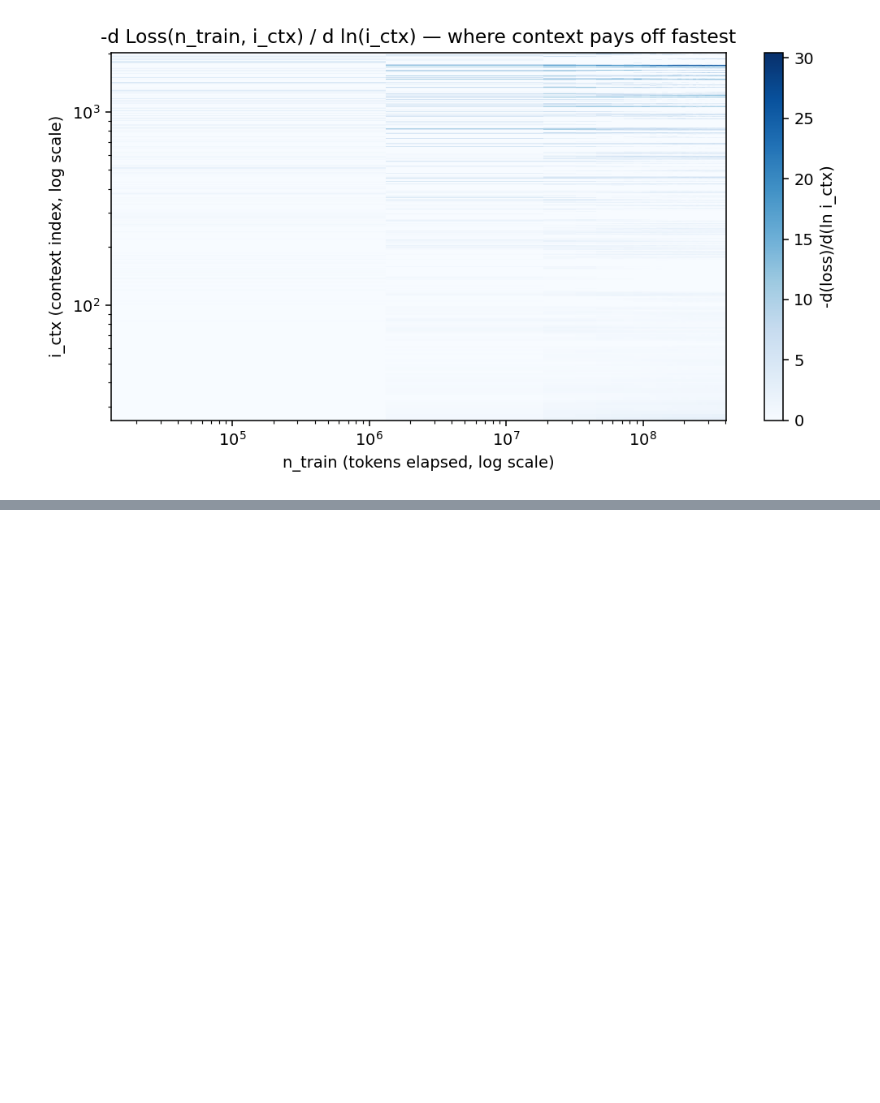
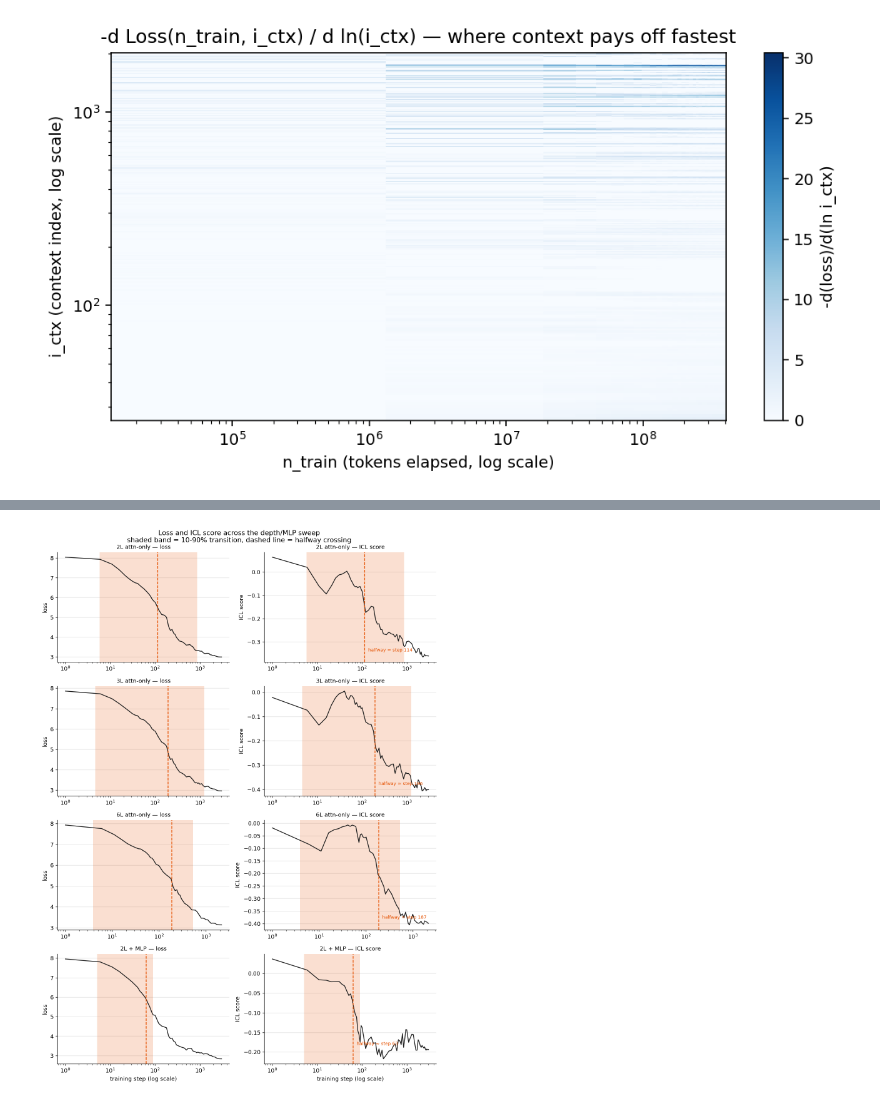
Before and after one commit to barmag/fanous-llm-lens, a Jupyter notebook: notebooks/in_context_learning/icl_from_scratch.ipynb, the cells around one changed output, grey strips where cells are left out. Cells and saved outputs as stored; diff of their text form; code cells hidden in the pictures; blank space fills up the shorter version.

```diff
--- a/notebooks/in_context_learning/icl_from_scratch.ipynb
+++ b/notebooks/in_context_learning/icl_from_scratch.ipynb
@@ -888,0 +959,39 @@ plt.show()
+# %%
+fig, axes = plt.subplots(4, 2, figsize=(10, 14), dpi=130)
+
+for row_i, (label, _) in enumerate(SWEEP_CONFIGS):
+    d = sweep_data[label]
+    log_steps = [s + 1 for s in d["steps"]]
+    ax_loss, ax_icl = axes[row_i]
+    for ax, y, ylabel in [(ax_loss, d["eval_loss"], "loss"), (ax_icl, d["icl"], "ICL score")]:
+        ax.plot(log_steps, y, color="#222222", linewidth=1.4)
+        ax.axvspan(d["window_start"] + 1, d["window_end"] + 1, color=HIGHLIGHT, alpha=0.18, linewidth=0)
+        ax.axvline(d["half_step"] + 1, color=HIGHLIGHT, linestyle="--", linewidth=1.3)
+        ax.set_xscale("log")
+        ax.set_ylabel(ylabel)
+        ax.grid(True, axis="y", color="#e3e3e3", linewidth=0.8, zorder=0)
+        ax.set_axisbelow(True)
+        ax.spines["top"].set_visible(False)
+        ax.spines["right"].set_visible(False)
+    ax_loss.set_title(f"{d['title']} — loss", fontsize=10)
+    ax_icl.set_title(f"{d['title']} — ICL score", fontsize=10)
+    ax_icl.annotate(
+        f"halfway ≈ step {d['half_step']:.0f}",
+        xy=(d["half_step"] + 1, d["icl"][-1]),
+        xytext=(6, 8),
+        textcoords="offset points",
+        color=HIGHLIGHT,
+        fontsize=8,
+    )
+    if row_i == 3:
+        ax_loss.set_xlabel("training step (log scale)")
+        ax_icl.set_xlabel("training step (log scale)")
+
+fig.suptitle(
+    "Loss and ICL score across the depth/MLP sweep\nshaded band = 10-90% transition, dashed line = halfway crossing",
+    fontsize=12,
+)
+fig.tight_layout()
+plt.show()
+# %% [output]
+[figure, added]
```
Also changed, not shown: parts of 4 cells of this notebook.
